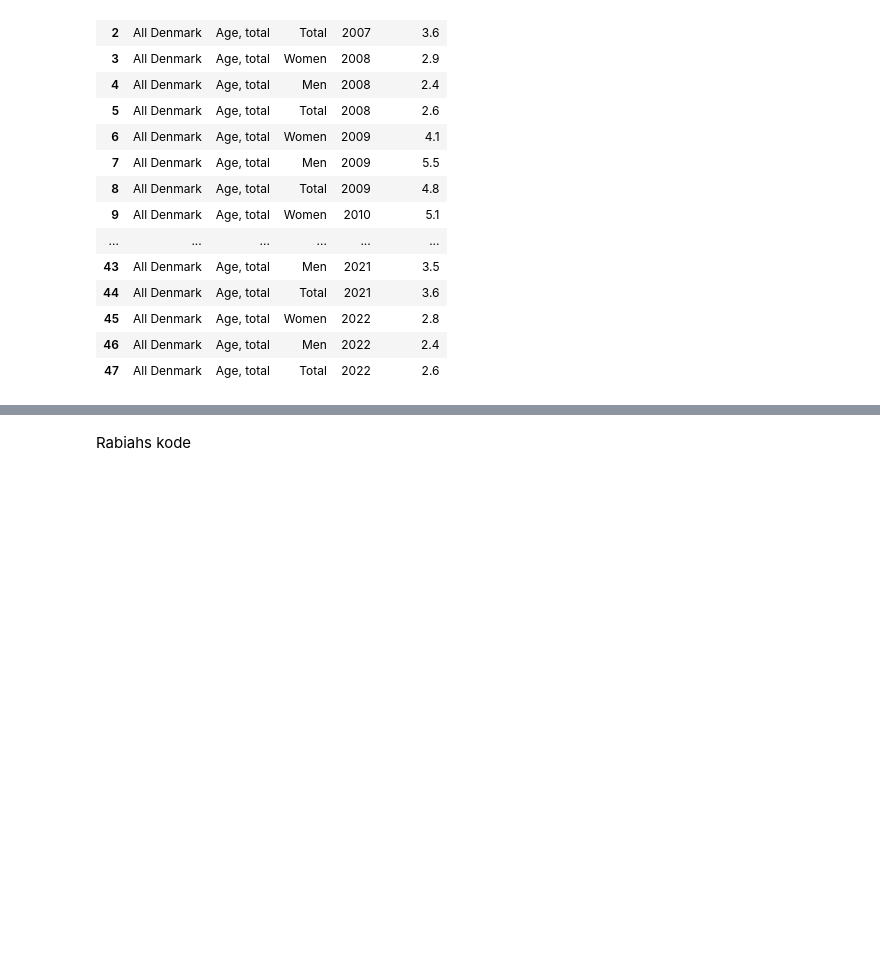
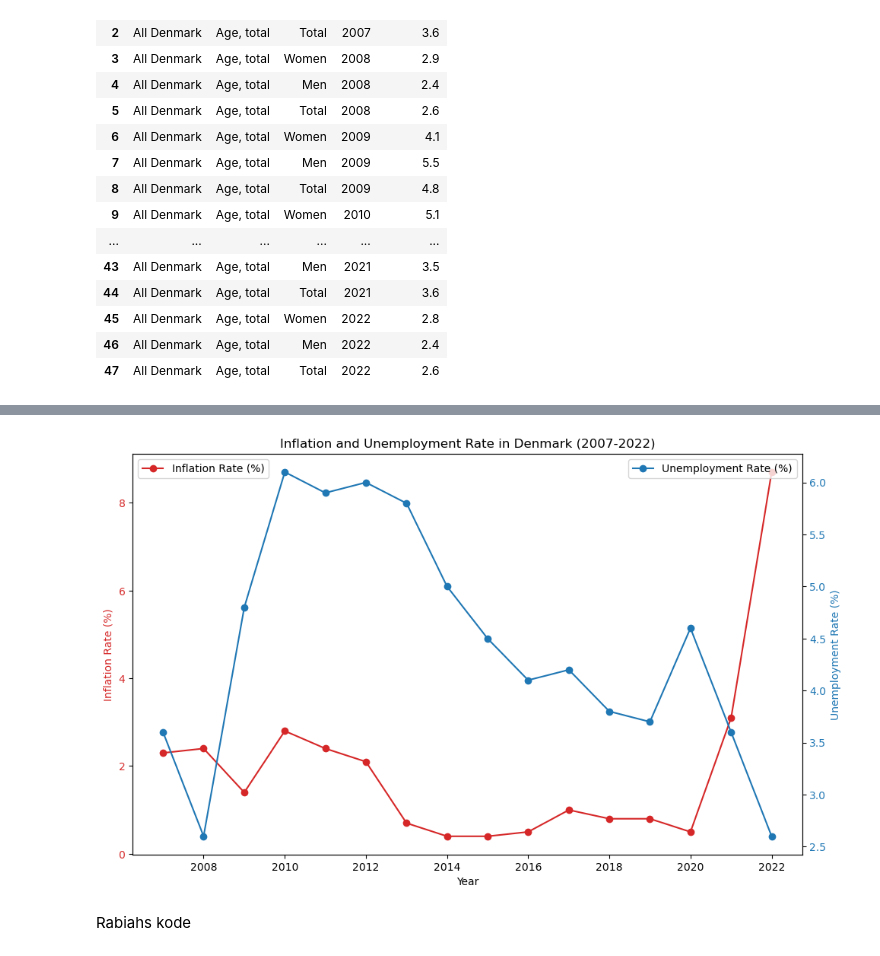
Before and after one commit to NumEconCopenhagen/projects-2024-sulaiman-phil-og-rabiah, a Jupyter notebook: dataproject/dataproject.ipynb, the cells around one changed output, grey strips where cells are left out. Cells and saved outputs as stored; diff of their text form; code cells hidden in the pictures; blank space fills up the shorter version.

```diff
--- a/dataproject/dataproject.ipynb
+++ b/dataproject/dataproject.ipynb
@@ -583,3 +603,34 @@ plt.show()
+# %%
+# Correcting the date format for the unemployment data by removing '-01-01'
+
+# Removing '-01-01' from each date string in the unemployment data to match the '%Y' format
+dates_unemployment_corrected = [date[:4] for date in dates_unemployment]  # Takes only the first 4 characters (the year)
+
+# Recreating the unemployment DataFrame with the corrected dates
+umemp_dk_corrected = pd.DataFrame({'Unemployment Rate (%)': umemp_values}, index=pd.to_datetime(dates_unemployment_corrected, format='%Y'))
+
+# Merging the corrected inflation data and unemployment data into one plot
+fig, ax1 = plt.subplots(figsize=(10, 6))
+
+color = 'tab:red'
+ax1.set_xlabel('Year')
+ax1.set_ylabel('Inflation Rate (%)', color=color)
+ax1.plot(inflation_df_corrected.index, inflation_df_corrected['Inflation (DK)'], color=color, marker='o', label='Inflation Rate (%)')
+ax1.tick_params(axis='y', labelcolor=color)
+ax1.legend(loc='upper left')
+
+ax2 = ax1.twinx()  # instantiate a second axes that shares the same x-axis
+color = 'tab:blue'
+ax2.set_ylabel('Unemployment Rate (%)', color=color)
+ax2.plot(umemp_dk_corrected.index, umemp_dk_corrected['Unemployment Rate (%)'], color=color, marker='o', label='Unemployment Rate (%)')
+ax2.tick_params(axis='y', labelcolor=color)
+ax2.legend(loc='upper right')
+
+fig.tight_layout()  # otherwise the right y-label is slightly clipped
+plt.title('Inflation and Unemployment Rate in Denmark (2007-2022)')
+plt.show()
+# %% [output]
+[figure, added]
 # %% [markdown]
 Rabiahs kode
 # %% [markdown]
```
Also changed, not shown: parts of 4 cells of this notebook.
